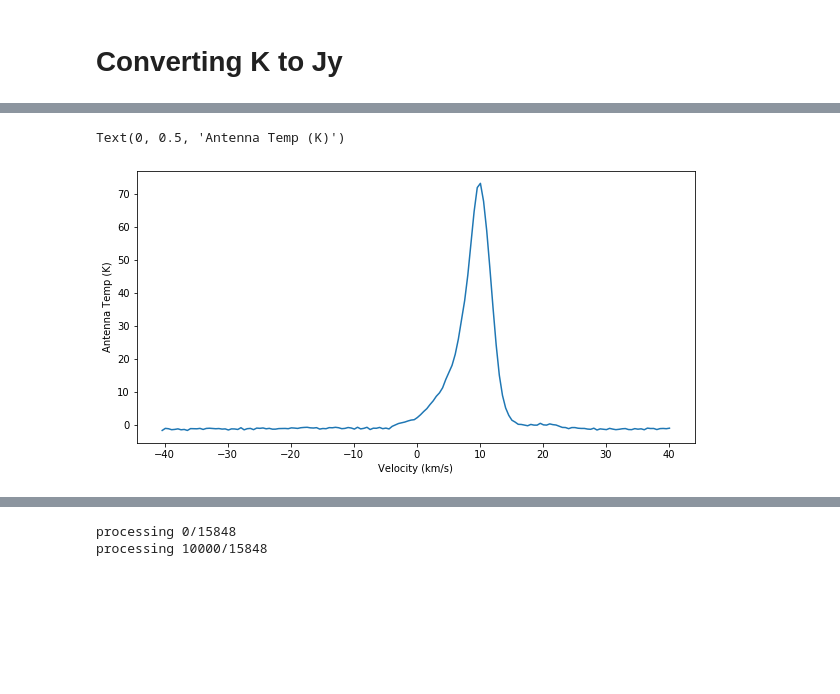
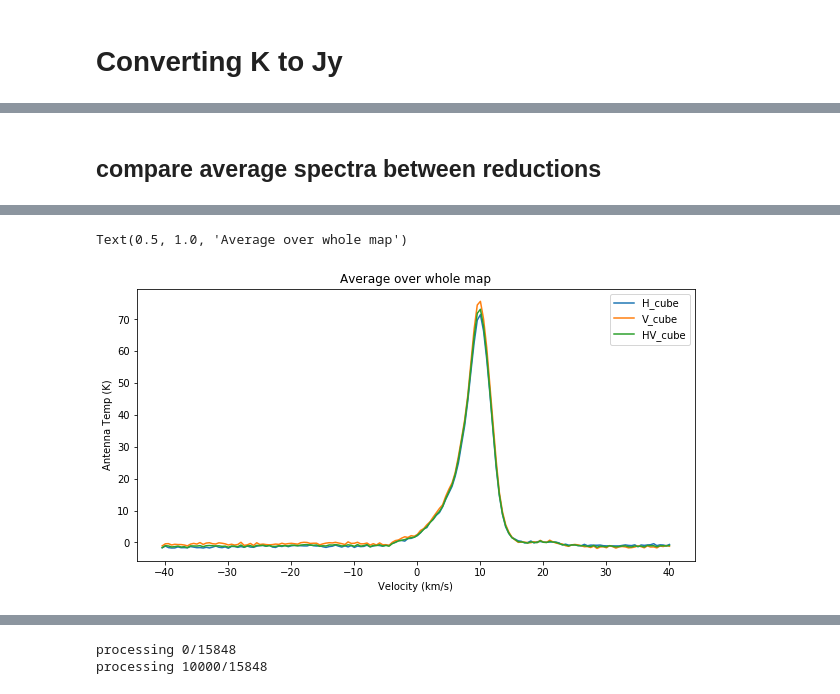
Before and after one commit to KOSMAsubmm/GREAT_data_reduction_notebook, a Jupyter notebook: GREAT_data_reduction_April_21_2023.ipynb, the cells around one changed output, grey strips where cells are left out. Cells and saved outputs as stored; diff of their text form; code cells hidden in the pictures; blank space fills up the shorter version.

```diff
--- a/GREAT_data_reduction_April_21_2023.ipynb
+++ b/GREAT_data_reduction_April_21_2023.ipynb
@@ -677,9 +615,9 @@ telescopes = "SOF*"
 cube_name="./tmp/data/sofia_school_map"
 velocity_resolution=0.5
 cubes = {}
-#cubes["H_cube"] = {"telescopes" : "SOF*LFAH*", "cube_name" : "./tmp/data/sofia_school_map_H"}
+cubes["H_cube"] = {"telescopes" : "SOF*LFAH*", "cube_name" : "./tmp/data/sofia_school_map_H"}
 cubes["V_cube"] = {"telescopes" : "SOF*LFAV*", "cube_name" : "./tmp/data/sofia_school_map_V"}
-#cubes["HV_cube"] = {"telescopes" : "SOF*LFA*", "cube_name" : "./tmp/data/sofia_school_map"}
+cubes["HV_cube"] = {"telescopes" : "SOF*LFA*", "cube_name" : "./tmp/data/sofia_school_map"}
 for cube_name, params in cubes.items():
     print("processing ",cube_name,params)
     telescopes = params["telescopes"]
@@ -698,20 +632,16 @@ output=RunClassScript(cmd.format(**locals()))
 # %%
-SpectralCube.read(cube_fits_filename)
 #
 max_vel = -5
 min_vel = 15
 limits = (min_vel,max_vel)
 limits = limits*u.km/u.s
-import glob
-filename = "./tmp/data/sofia_school_map.fits"
-print(os.path.exists(filename))
-cubes={}
-cubes[os.path.basename(filename)] = SpectralCube.read(filename)
-
-
-for i,(line,cube) in enumerate(cubes.items()):
-    print(line)
+#
+for i,(cube_name,parameters) in enumerate(cubes.items()):
+    print(cube_name,parameters)
+    cube= SpectralCube.read(parameters["cube_name"]+".fits")
+    parameters["cube"] = cube
     image = cube.spectral_slab(min(limits),max(limits)).moment(order=0)
+    parameters["image"] = image
     wcs = WCS(image.header)
     ax = plt.subplot(1,1,1, projection=wcs)
     cax = ax.imshow(image.data)
@@ -719,6 +649,6 @@ for i,(line,cube) in enumerate(cubes.items()):
     #
     fig = ax.get_figure()
     fig.set_size_inches(10,10)
-    ax.set_title(line)
+    ax.set_title(cube_name)
     plt.show()
 # %% [output]
@@ -731,10 +676,16 @@ sofia_school_map.fits
+# %% [markdown]
+## compare average spectra between reductions
 # %%
 # average cube spectra
-average_spectra_over_map = cube.mean(axis=(1, 2))
 fig,ax = plt.subplots(1,1)
 fig.set_size_inches(10,5)
-ax.plot(cube.spectral_axis/1e3,average_spectra_over_map.data)
-ax.set_xlabel("Velocity (km/s)")
-ax.set_ylabel("Antenna Temp (K)")
+for i,(cube_name,parameters) in enumerate(cubes.items()):
+    cube=parameters["cube"]
+    average_spectra_over_map = cube.mean(axis=(1, 2))
+    ax.plot(cube.spectral_axis/1e3,average_spectra_over_map.data,label=cube_name)
+    ax.set_xlabel("Velocity (km/s)")
+    ax.set_ylabel("Antenna Temp (K)")
+ax.legend()
+ax.set_title("Average over whole map")
 # %% [output]
 WARNING: PossiblySlowWarning: This function (<function BaseSpectralCube.mean at 0x...>) requires loading the entire cube into memory and may therefore be slow. [spectral_cube.utils]
@@ -741,2 +694,2 @@ WARNING: PossiblySlowWarning: This function (<function BaseSpectralCube.mean at
-Text(0, 0.5, 'Antenna Temp (K)')
+Text(0.5, 1.0, 'Average over whole map')
-[figure, old version]
+[figure, new version]
```
Also changed, not shown: parts of 33 cells of this notebook.
